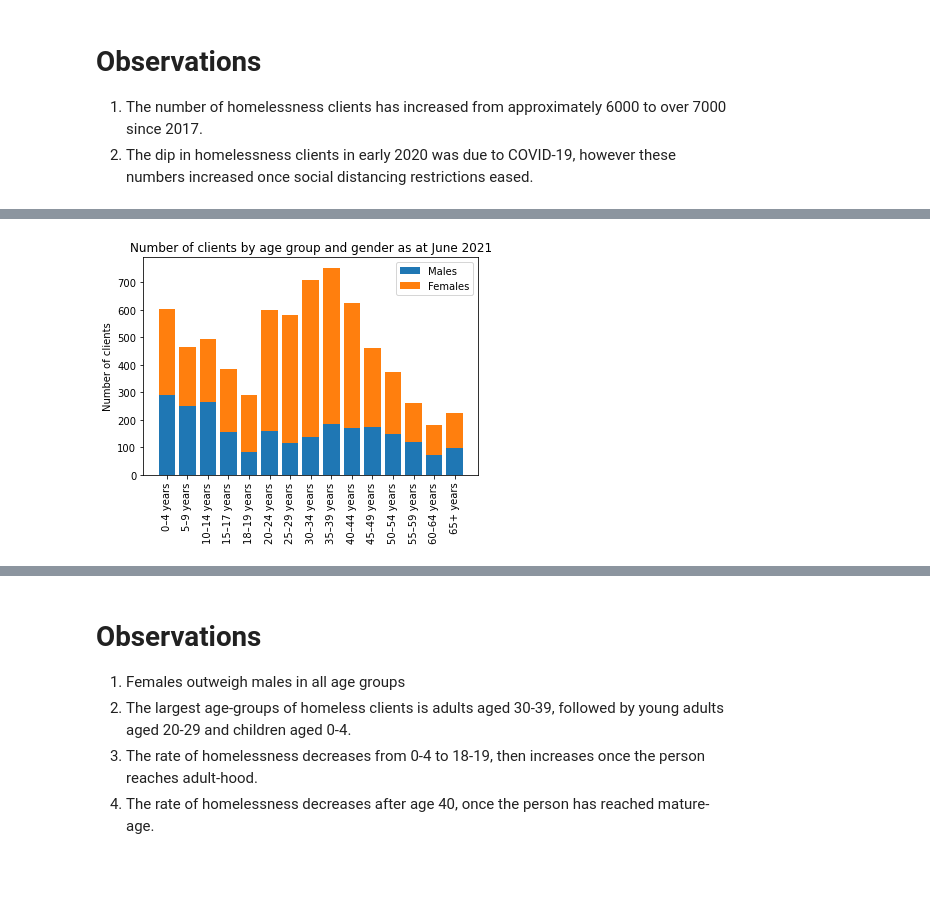
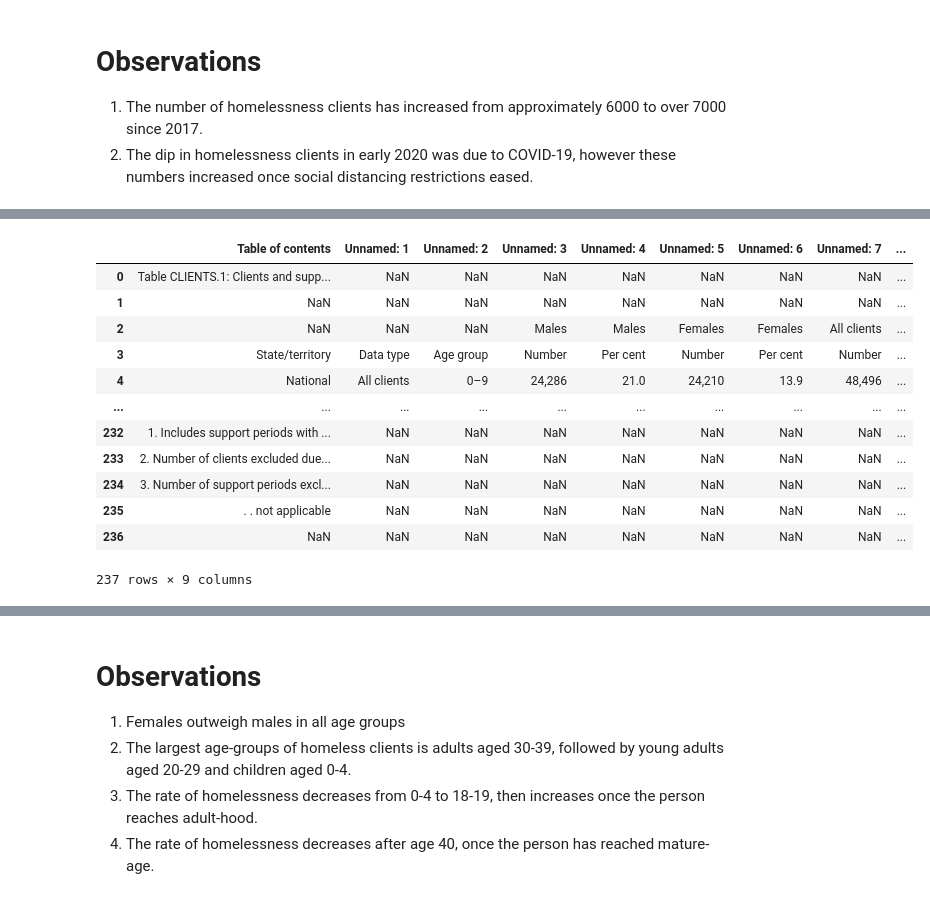
Before and after one commit to briginmis/project-1, a Jupyter notebook: data.ipynb, the cells around one changed output, grey strips where cells are left out. Drawn from its saved outputs; the diff is of its cells as text; code cells hidden in the pictures; blank space fills up the shorter version.

```diff
--- a/data.ipynb
+++ b/data.ipynb
@@ -104,18 +77,17 @@ age_df
-# %%
-#Create stacked bar chart, visualising the number of clients by age group and gender
-male = age_df[["Age group","Homeless clients"]].loc[age_df["Sex"] == "Male"]
-female = age_df[["Age group","Homeless clients"]].loc[age_df["Sex"] == "Female"]
-
-fig, ax = plt.subplots()
-
-ax.bar(male["Age group"], male["Homeless clients"], label = "Males")
-ax.bar(female["Age group"], female["Homeless clients"], label = "Females", bottom = male["Homeless clients"])
-
-ax.set_title("Number of clients by age group and gender as at June 2021")
-ax.set_ylabel("Number of clients")
-plt.xticks(rotation = 90)
-ax.legend()
-
-plt.show()
-# %% [output]
-[figure, removed]
+# %%
+age_gender = pd.read_csv("Resources/age_gender.csv")
+age_gender
+# %% [output]
+|  | Table of contents | Unnamed: 1 | Unnamed: 2 | Unnamed: 3 | Unnamed: 4 | Unnamed: 5 | Unnamed: 6 | Unnamed: 7 | ... |
+| 0 | Table CLIENTS.1: Clients and supp... | NaN | NaN | NaN | NaN | NaN | NaN | NaN | ... |
+| 1 | NaN | NaN | NaN | NaN | NaN | NaN | NaN | NaN | ... |
+| 2 | NaN | NaN | NaN | Males | Males | Females | Females | All clients | ... |
+| 3 | State/territory | Data type | Age group | Number | Per cent | Number | Per cent | Number | ... |
+| 4 | National | All clients | 0–9 | 24,286 | 21.0 | 24,210 | 13.9 | 48,496 | ... |
+| ... | ... | ... | ... | ... | ... | ... | ... | ... | ... |
+| 232 | 1. Includes support periods with ... | NaN | NaN | NaN | NaN | NaN | NaN | NaN | ... |
+| 233 | 2. Number of clients excluded due... | NaN | NaN | NaN | NaN | NaN | NaN | NaN | ... |
+| 234 | 3. Number of support periods excl... | NaN | NaN | NaN | NaN | NaN | NaN | NaN | ... |
+| 235 | . . not applicable | NaN | NaN | NaN | NaN | NaN | NaN | NaN | ... |
+| 236 | NaN | NaN | NaN | NaN | NaN | NaN | NaN | NaN | ... |
+237 rows × 9 columns
```
Also changed, not shown: parts of 3 cells of this notebook, 1 other file.
